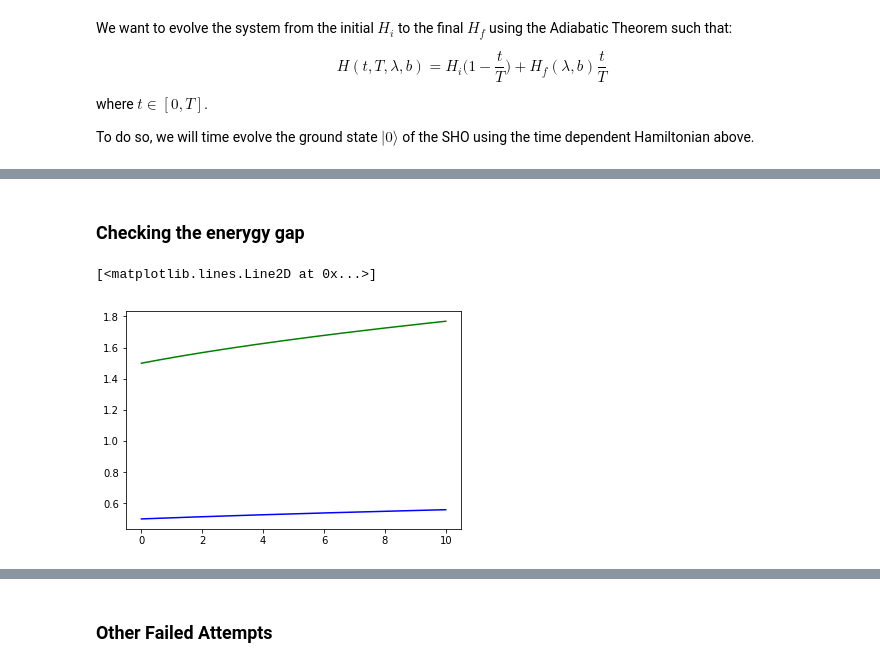
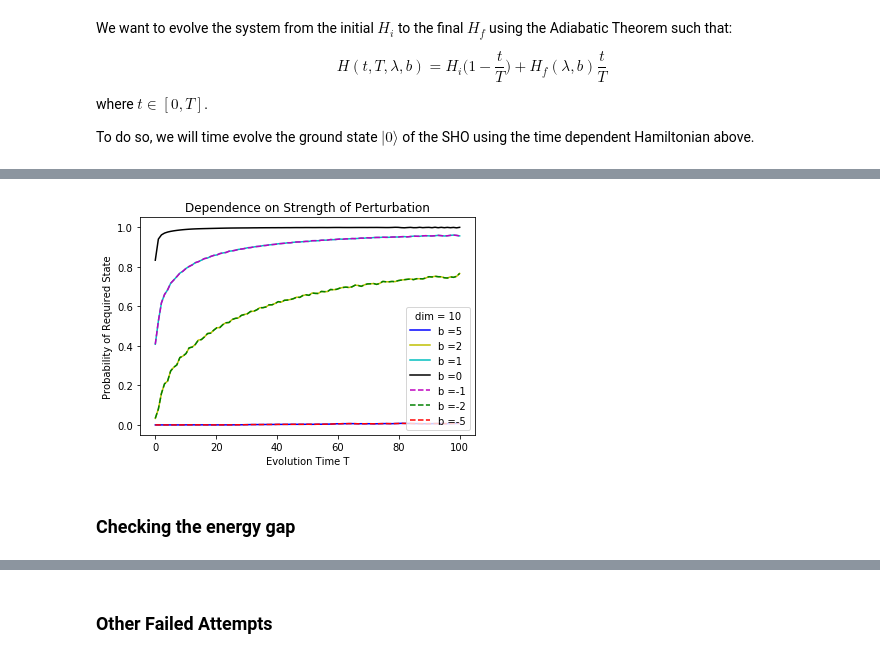
Before and after one commit to sanand13/Quantum-Adiabatic-Evolution, a Jupyter notebook: Physics 231 - Final Project.ipynb, the cells around one changed output, grey strips where cells are left out. Drawn from its saved outputs; the diff is of its cells as text; code cells hidden in the pictures.

```diff
--- a/Physics 231 - Final Project.ipynb
+++ b/Physics 231 - Final Project.ipynb
@@ -215,0 +244,27 @@ plt.show()
+# %%
+%%time
+
+dim = 10
+# b = 0
+lam = 5
+T_i = 0
+T_f = 100
+num_T = 100
+
+colors = ['b','y','c','k','m','g','r']
+
+sweep = list(np.linspace(-1, 100, 5))
+for i, value in enumerate([5, 2, 1, 0, -1, -2, -5]):
+    T_ar, probs = run_QAC(dim, value, lam, T_i, T_f, num_T)
+    if value >= 0:
+        plt.plot(T_ar, probs, label = 'b =' + str(round(value,1)), alpha = 1, color = colors[i])
+    if value < 0:
+        plt.plot(T_ar, probs, '--',label = 'b =' + str(round(value,1)), alpha = 1, color = colors[i])
+    # plt.plot(T_ar, probs, label = r'$\lambda =$' + str(round(value,1)), alpha = 1)
+
+plt.xlabel('Evolution Time T')
+plt.ylabel('Probability of Required State')
+plt.title('Dependence on Strength of Perturbation')
+plt.legend(title = 'dim = 10')
+#plt.savefig(fname = "b.png", dpi = 300)
+# %% [output]
@@ -216,23 +272,3 @@ plt.show()
+[figure, added]
 # %% [markdown]
-### Checking the enerygy gap
+### Checking the energy gap
-# %%
-lam = 0.1
-T = 10
-e1 = []
-e2 = []
-
-time = np.linspace(0,T,1000)
-step = T/1000
-psi = psi_i + 1j*np.zeros(dim)
-for t in time:
-    H_t = op_Hi(dim)*(1-t/T) + op_Hf(dim, b, lam)*(t/T)
-    eigval, eigvec  = np.linalg.eig(H_t)
-    eigval = np.sort(eigval)
-    e1.append(eigval[0])
-    e2.append(eigval[1])
-
-plt.plot(time, e1, color = 'b')
-plt.plot(time, e2, color = 'g')
-# %% [output]
-[<matplotlib.lines.Line2D at 0x...>]
-[figure, removed]
```
Also changed, not shown: parts of 28 cells of this notebook.
